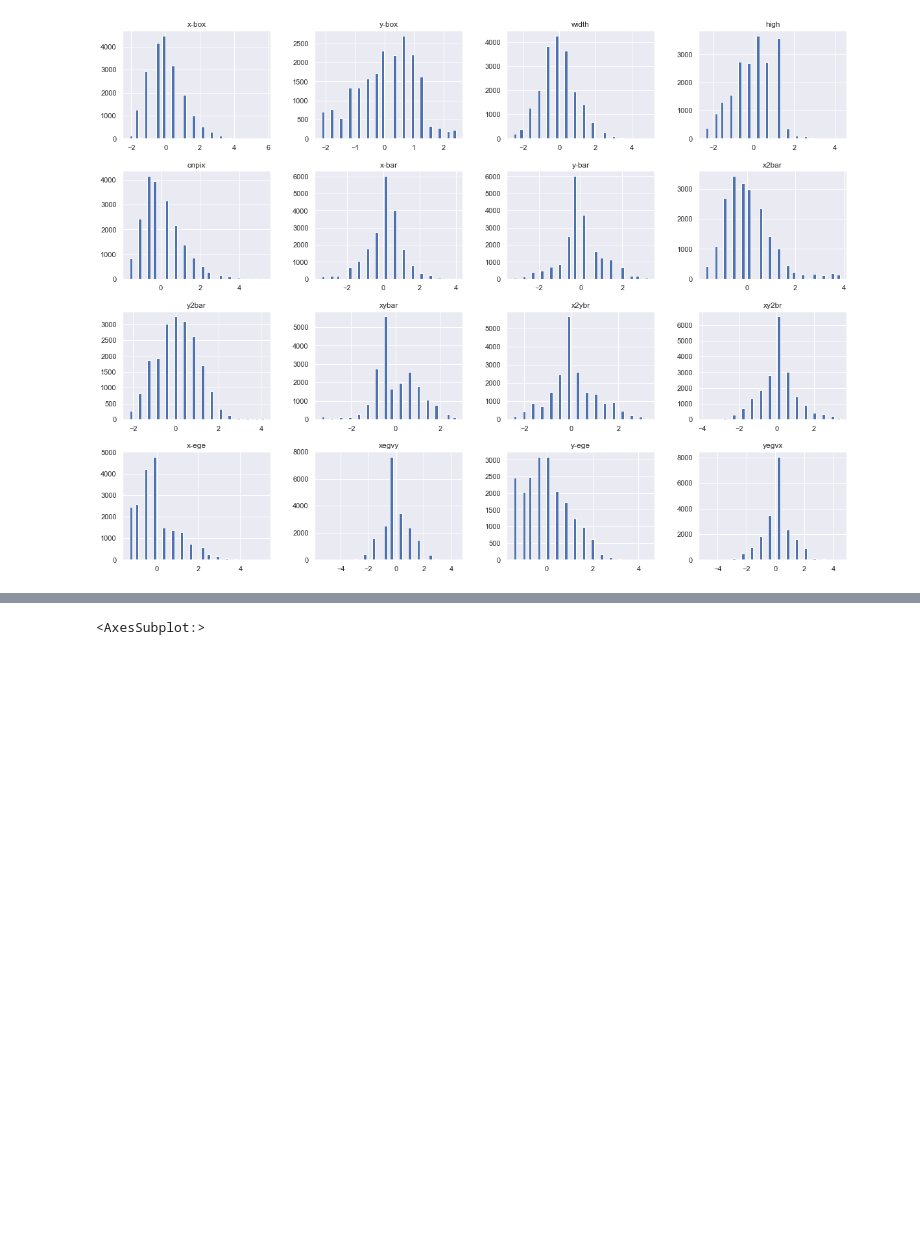
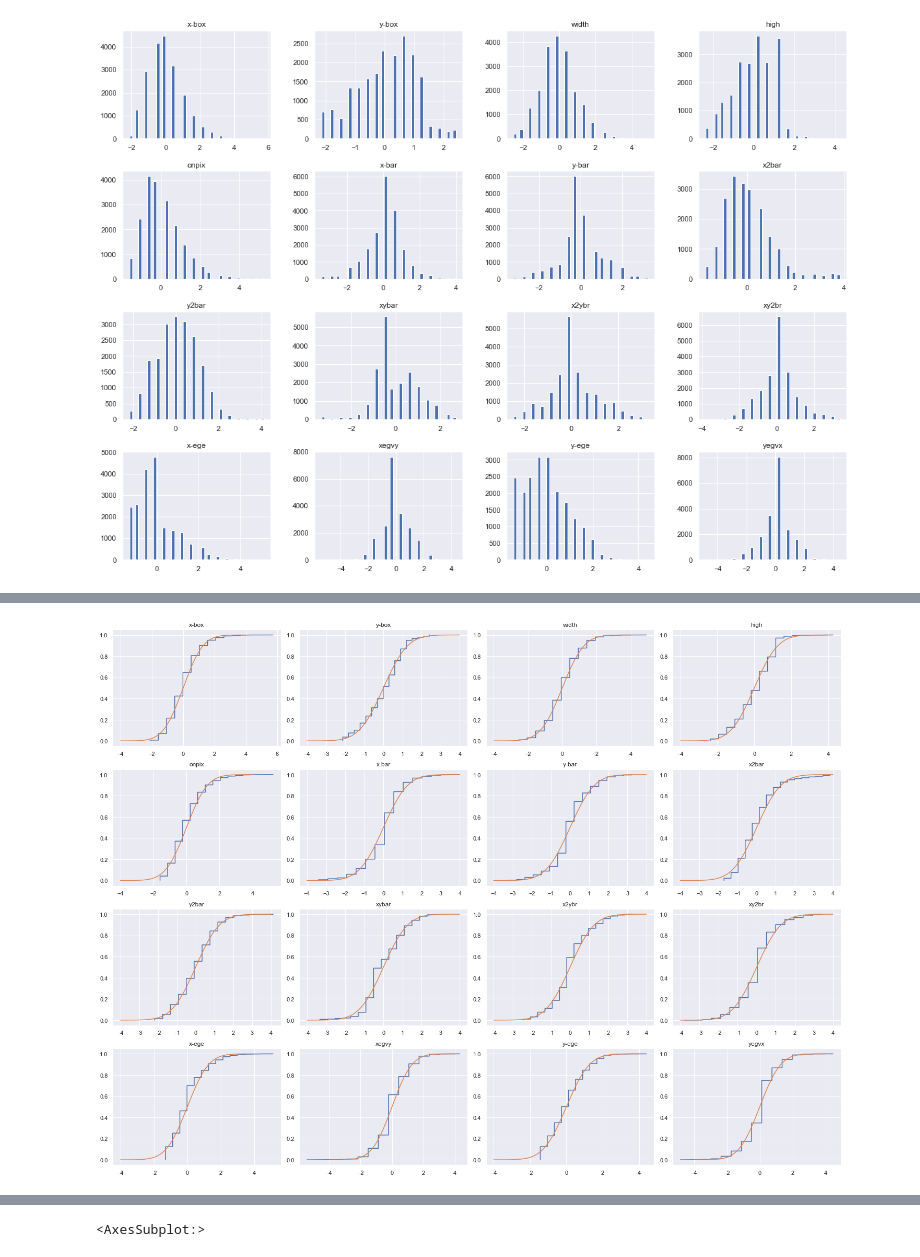
Before and after one commit to EtienneLatif/Letter-recognition-classification, a Jupyter notebook: Letter-Recognition-Classification.ipynb, the cells around one changed output, grey strips where cells are left out. Drawn from its saved outputs; the diff is of its cells as text; code cells hidden in the pictures; blank space fills up the shorter version.

```diff
--- a/Letter-Recognition-Classification.ipynb
+++ b/Letter-Recognition-Classification.ipynb
@@ -145,0 +158,15 @@ plt.show()
+# %%
+x = np.linspace(-4, 4, 1000)
+y = stats.norm.cdf(x)
+
+fig,axes = plt.subplots(4,4, figsize=(20,15))
+ax = axes.flatten()
+for i in range(1,17,1):
+    ecdf = ECDF(df.iloc[:,i])
+    ax[i-1].plot(ecdf.x, ecdf.y)
+    ax[i-1].plot(x, y)
+    ax[i-1].title.set_text(column_names[i])
+
+fig.tight_layout()
+# %% [output]
+[figure, added]
```
Also changed, not shown: parts of 27 cells of this notebook.
